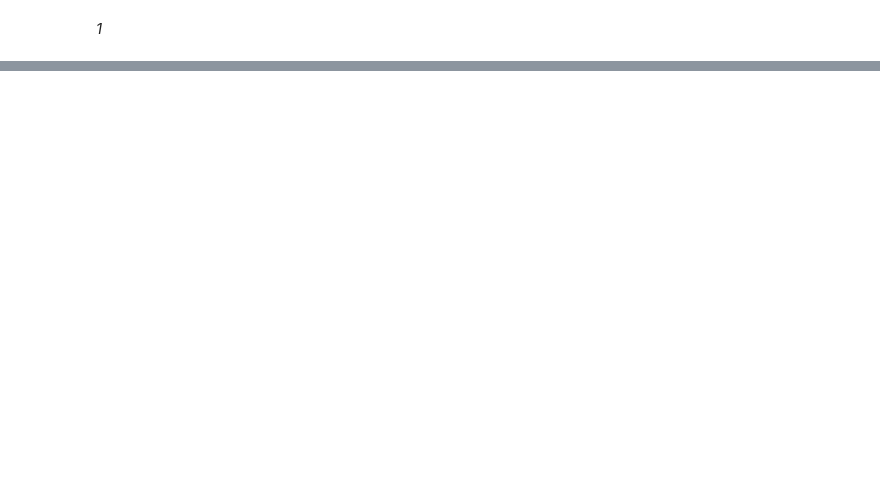
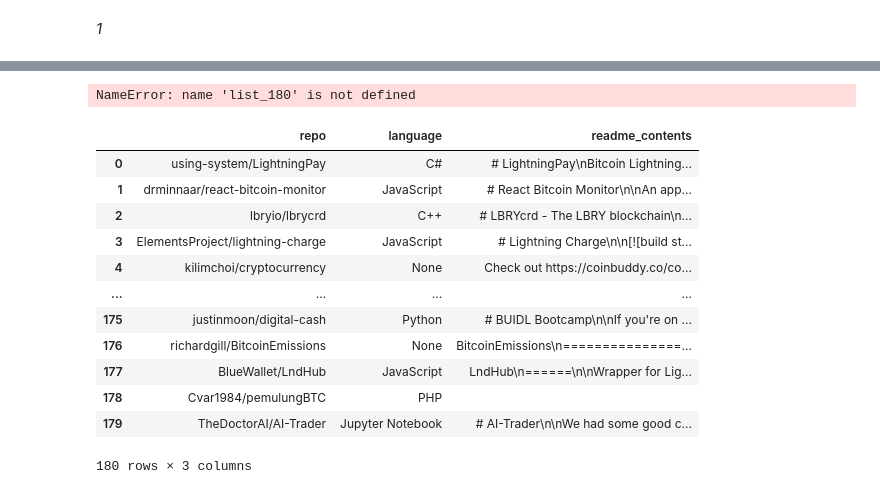
Before and after one commit to TeamAwesomeQuackers/NLP_Project, a Jupyter notebook: Workbooks/paige_explo_notebook-Copy1.ipynb, the cells around one changed output, grey strips where cells are left out. Saved outputs shown, nothing was run; the diff lists cells and outputs as text; code cells hidden in the pictures; blank space fills up the shorter version.

```diff
--- a/Workbooks/paige_explo_notebook-Copy1.ipynb
+++ b/Workbooks/paige_explo_notebook-Copy1.ipynb
@@ -113,0 +211,20 @@ AttributeError: 'list' object has no attribute 'value_counts'
+# %%
+len(list_180)
+# %% [output]
+NameError: name 'list_180' is not defined
+# %%
+acquire.make_json()
+# %% [output]
+|  | repo | language | readme_contents |
+| 0 | using-system/LightningPay | C# | # LightningPay\nBitcoin Lightning... |
+| 1 | drminnaar/react-bitcoin-monitor | JavaScript | # React Bitcoin Monitor\n\nAn app... |
+| 2 | lbryio/lbrycrd | C++ | # LBRYcrd - The LBRY blockchain\n... |
+| 3 | ElementsProject/lightning-charge | JavaScript | # Lightning Charge\n\n[![build st... |
+| 4 | kilimchoi/cryptocurrency | None | Check out https://coinbuddy.co/co... |
+| ... | ... | ... | ... |
+| 175 | justinmoon/digital-cash | Python | # BUIDL Bootcamp\n\nIf you're on ... |
+| 176 | richardgill/BitcoinEmissions | None | BitcoinEmissions\n===============... |
+| 177 | BlueWallet/LndHub | JavaScript | LndHub\n======\n\nWrapper for Lig... |
+| 178 | Cvar1984/pemulungBTC | PHP |  |
+| 179 | TheDoctorAI/AI-Trader | Jupyter Notebook | # AI-Trader\n\nWe had some good c... |
+180 rows × 3 columns
```
Also changed, not shown: parts of 61 cells of this notebook.
